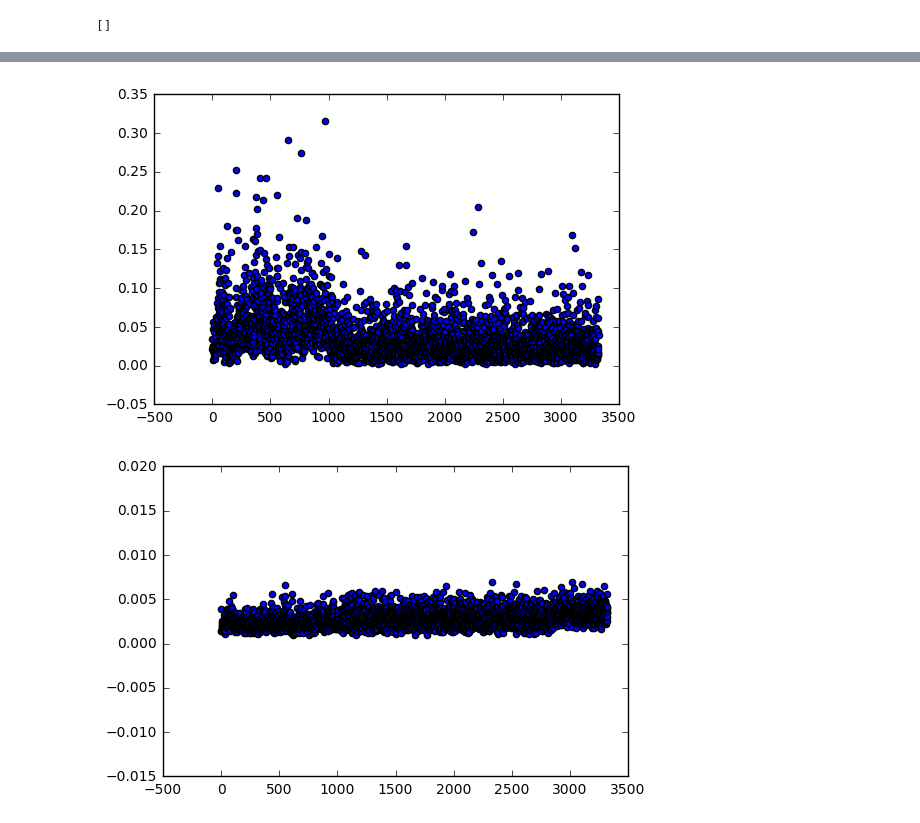
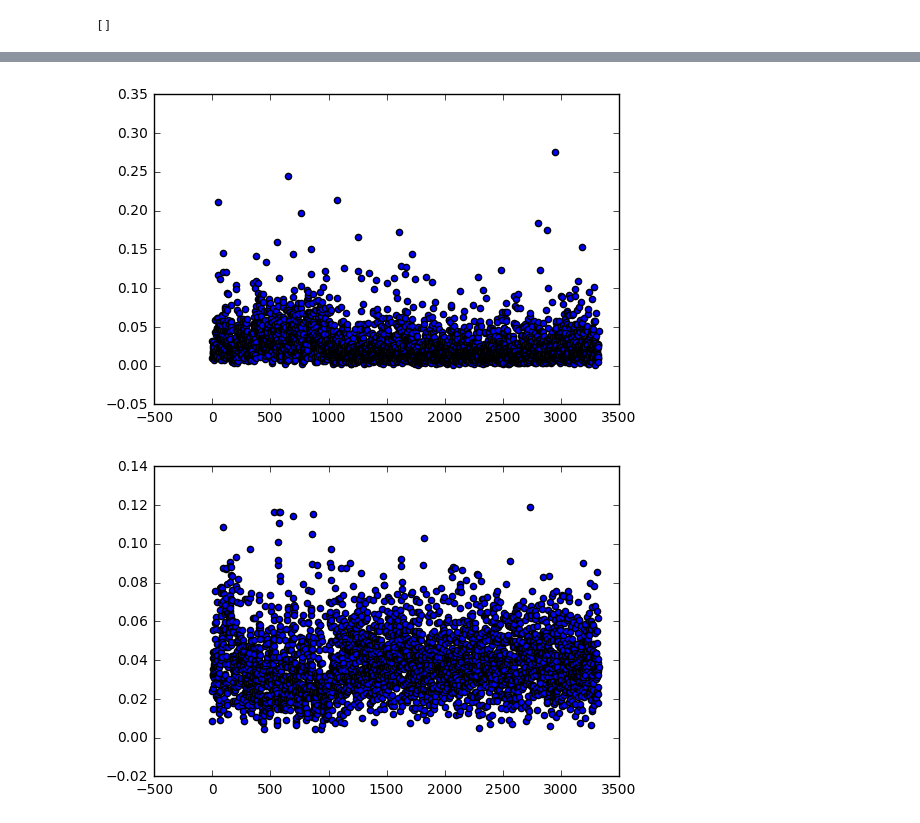
Before and after one commit to weecology/abundance, a Jupyter notebook: fitting.ipynb, the cells around one changed output, grey strips where cells are left out. Saved outputs shown, nothing was run; the diff lists cells and outputs as text; code cells hidden in the pictures.

Commit message:
improve minibatching, etc

```diff
--- a/fitting.ipynb
+++ b/fitting.ipynb
@@ -224,3 +241,3 @@ plt.hist(sess.run(tfnb.logit(zi_p), feed_dict=make_minibatch(N_rows,False)).flat
 # %%
-plt.hist(np.log10(sess.run(nb_size, feed_dict=make_minibatch(N_rows,False)).flatten()), bins = "fd");
+plt.hist(np.log10(sess.run(nb_size, feed_dict=full_feed()).flatten()), bins = "fd");
 # %% [output]
@@ -228,3 +245,3 @@ plt.hist(np.log10(sess.run(nb_size, feed_dict=make_minibatch(N_rows,False)).flat
 # %%
-plt.hist(scipy.special.logit(sess.run(nb_p, feed_dict=make_minibatch(N_rows, False)).flatten()), bins = "fd");
+plt.hist(scipy.special.logit(sess.run(nb_p, feed_dict=full_feed()).flatten()), bins = "fd");
 # %% [output]
@@ -238,6 +255,3 @@ plt.hist(scipy.special.logit(sess.run(nb_p, feed_dict=make_minibatch(N_rows, Fal
 # %%
 #plt.scatter(np.log(np.mean(y_array, axis=0) + 1),
 #            bN_mu.eval());
-# %%
-plt.scatter(sess.run(tf.log(nb_mu[:,3]), feed_dict=make_minibatch(N_rows,False)),
-             sess.run(tfnb.logit(nb_size[:,3]), feed_dict=make_minibatch(N_rows,False)));
@@ -263,10 +283,10 @@ with tf.variable_scope("layer1", reuse=True):
 # %%
 plt.scatter(range(N_s + N_o),
-            np.var(sess.run(W0_mu, feed_dict=make_minibatch(N_rows, True)), axis=1));
+            np.var(sess.run(W0_mu, feed_dict=full_feed()), axis=1));
 # %% [output]
-[figure, old version]
+[figure, new version]
 # %%
 plt.scatter(range(N_s + N_o),
-            np.var(sess.run(W0_sigma, feed_dict=make_minibatch(N_rows, True)), axis=1));
+            np.var(sess.run(W0_sigma, feed_dict=full_feed()), axis=1));
 # %% [output]
-[figure, old version]
+[figure, new version]
```
Also changed, not shown: parts of 16 cells of this notebook, 1 other file.
